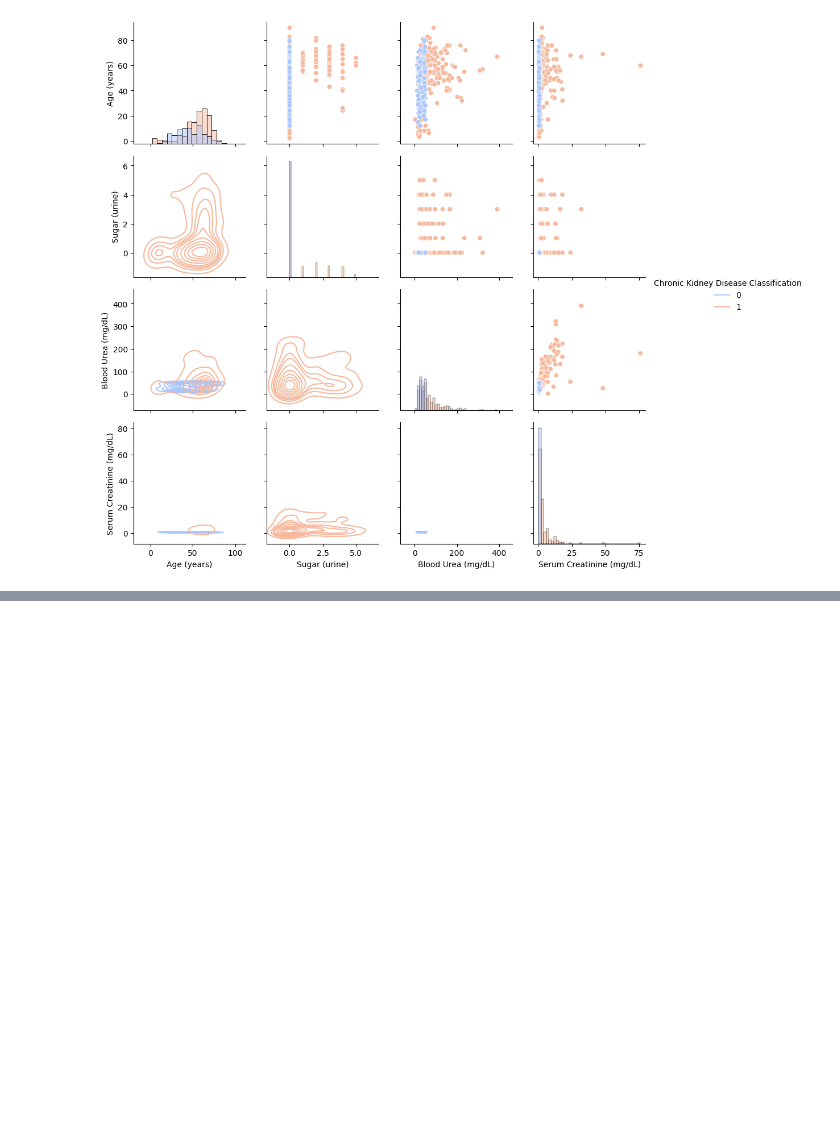
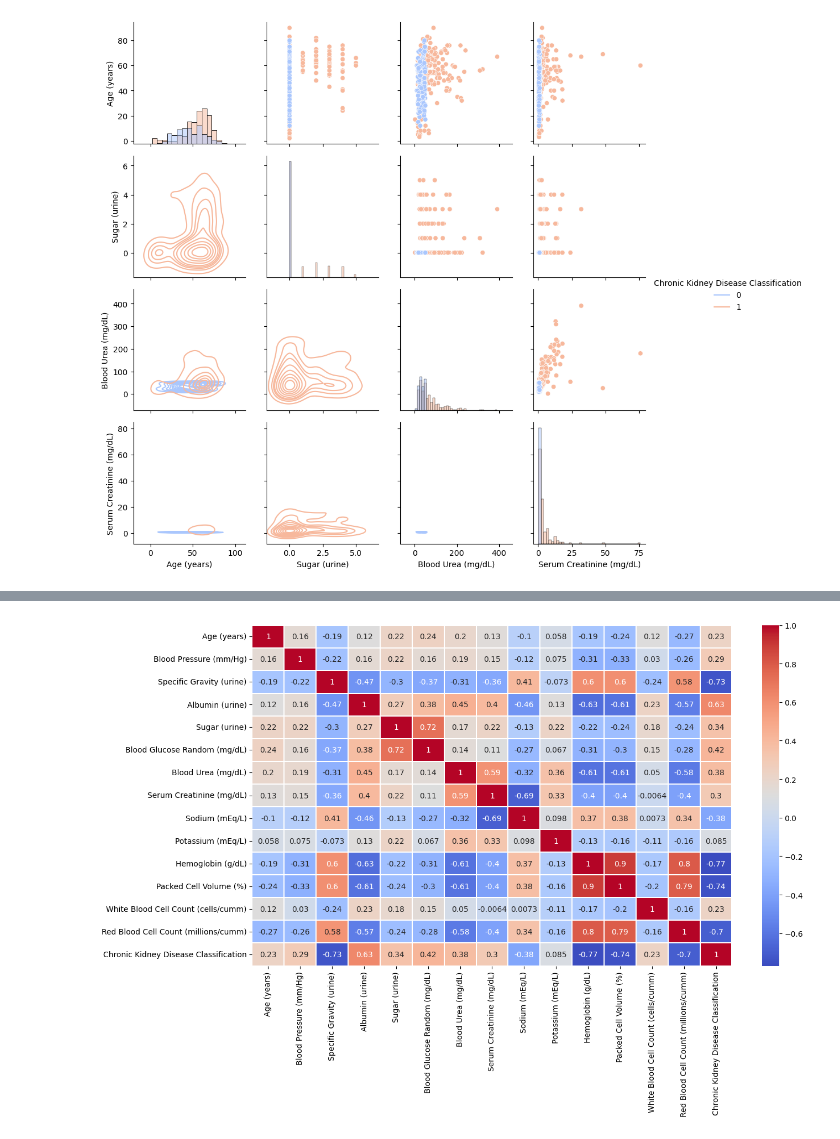
Before and after one commit to vedprakash8721/Abhishek-Data-Science-Portfolio, a Jupyter notebook: ML PW/Module 2 ( EDA exploratory data analysis )/EDA CHRONIC DATA .ipynb, the cells around one changed output, grey strips where cells are left out. Cells and saved outputs as stored; diff of their text form; code cells hidden in the pictures; blank space fills up the shorter version.

Commit message:
EDA OF CHRONIC KIDENY IS DONE . WE USE INTERCATIVE GRAPH LIKE SWARMPLOT,HEARMAP,SCATTER, SCATTER_3D,COUNTPLOT,BAR etc.

```diff
--- a/ML PW/Module 2 ( EDA exploratory data analysis )/EDA CHRONIC DATA .ipynb
+++ b/ML PW/Module 2 ( EDA exploratory data analysis )/EDA CHRONIC DATA .ipynb
@@ -314,0 +321,8 @@ plt.show()
+# %%
+# Co-relation plot :- A correlation matrix tells how strongly two numeric variables are related and in which direction.
+display(df.corr(numeric_only=True))
+corr=df.corr(numeric_only=True)
+plt.figure(figsize=(14,8))
+sns.heatmap(corr,annot=True,cmap='coolwarm',linewidth=0.1)
+plt.show()
+# %% [output]
@@ -314,0 +345 @@ plt.show()
+[figure, added]
```
Also changed, not shown: parts of 4 cells of this notebook.
